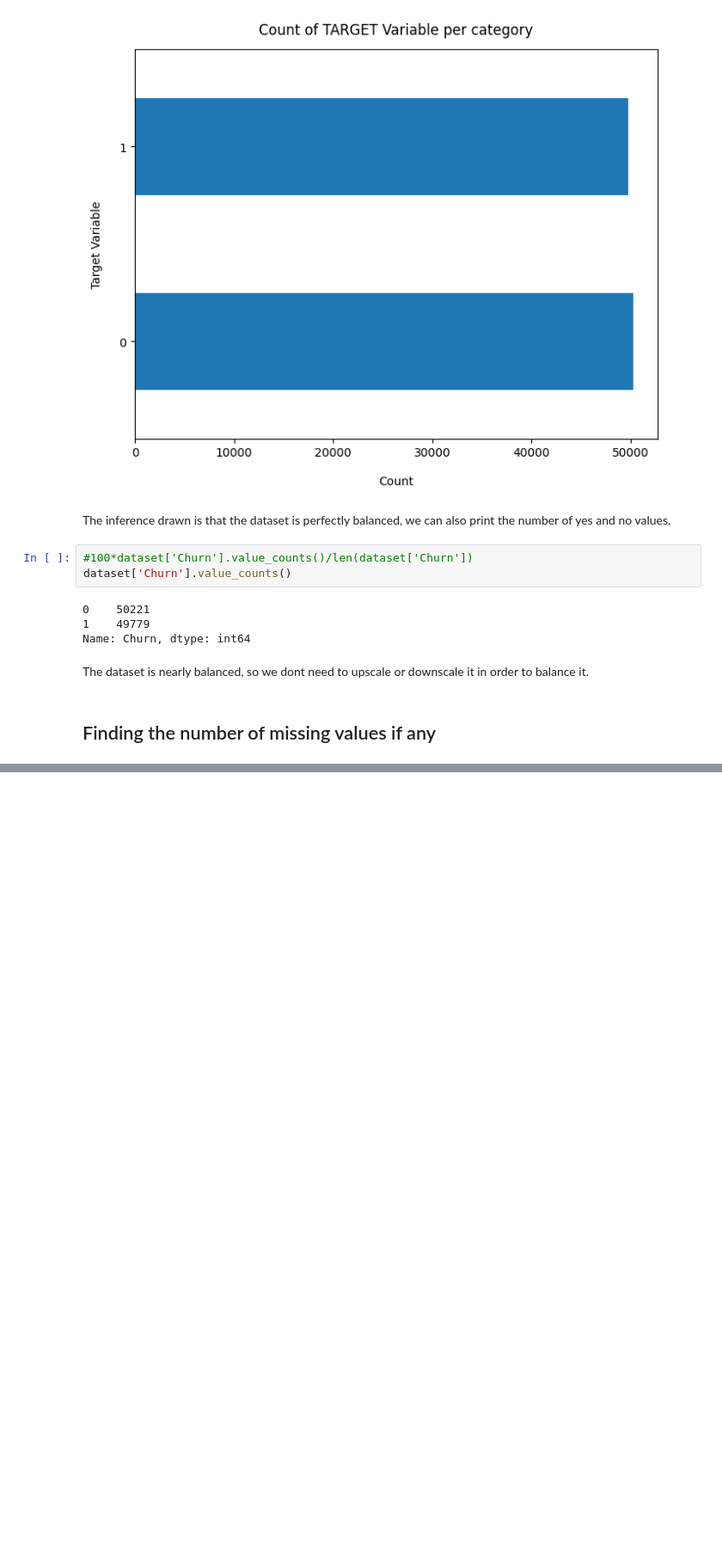
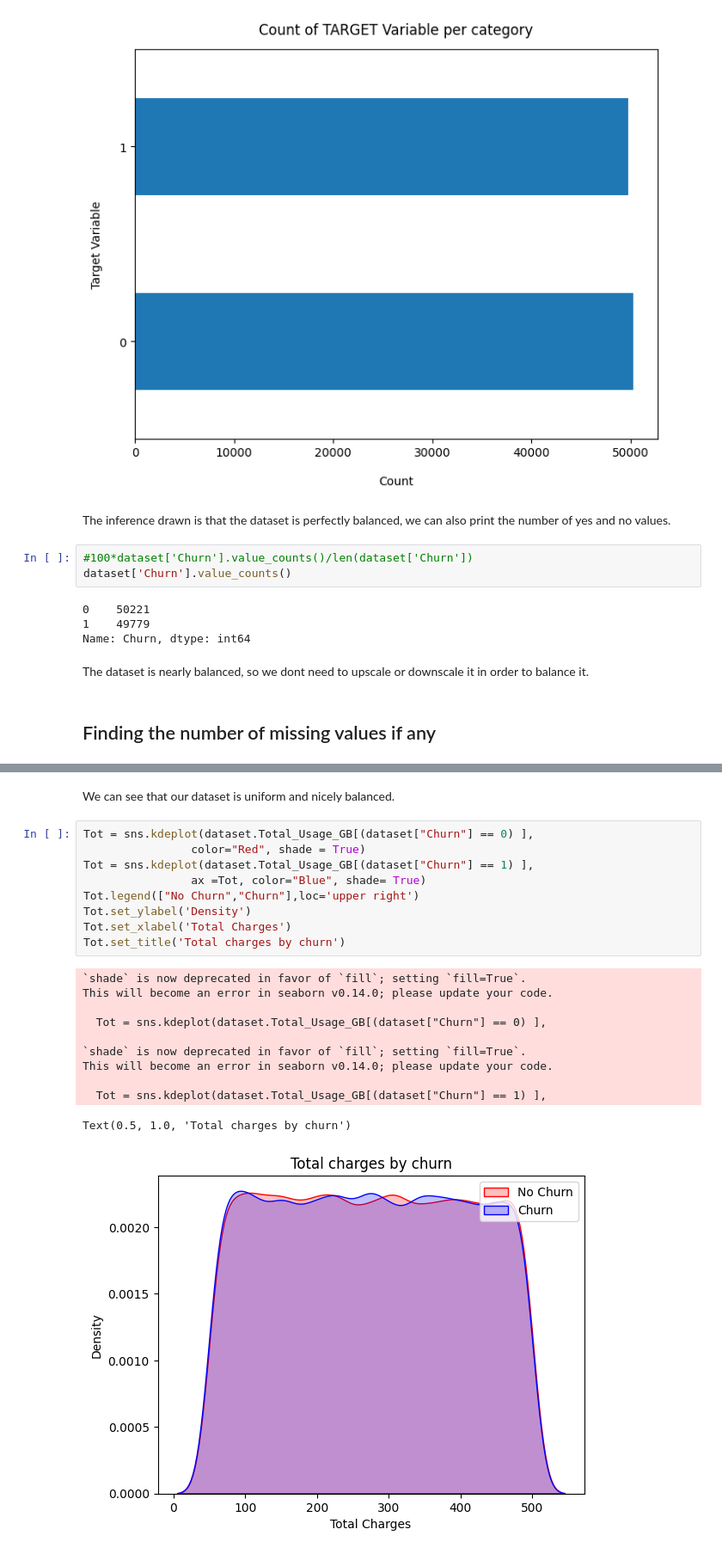
Before and after one commit to GuptaDiva/-Customer-Churn-Prediction, a Jupyter notebook: ChurnDetection.ipynb, the cells around one changed output, grey strips where cells are left out. Shown at 86% size. Drawn from its saved outputs; the diff is of its cells as text; blank space fills up the shorter version.

```diff
--- a/ChurnDetection.ipynb
+++ b/ChurnDetection.ipynb
@@ -96,0 +130,23 @@ plt.show()
+# %% [markdown]
+We can see that our dataset is uniform and nicely balanced.
+# %%
+Tot = sns.kdeplot(dataset.Total_Usage_GB[(dataset["Churn"] == 0) ],
+                color="Red", shade = True)
+Tot = sns.kdeplot(dataset.Total_Usage_GB[(dataset["Churn"] == 1) ],
+                ax =Tot, color="Blue", shade= True)
+Tot.legend(["No Churn","Churn"],loc='upper right')
+Tot.set_ylabel('Density')
+Tot.set_xlabel('Total Charges')
+Tot.set_title('Total charges by churn')
+# %% [output]
+`shade` is now deprecated in favor of `fill`; setting `fill=True`.
+This will become an error in seaborn v0.14.0; please update your code.
+
+  Tot = sns.kdeplot(dataset.Total_Usage_GB[(dataset["Churn"] == 0) ],
+
+`shade` is now deprecated in favor of `fill`; setting `fill=True`.
+This will become an error in seaborn v0.14.0; please update your code.
+
+  Tot = sns.kdeplot(dataset.Total_Usage_GB[(dataset["Churn"] == 1) ],
+Text(0.5, 1.0, 'Total charges by churn')
+[figure, added]
```
Also changed, not shown: parts of 8 cells of this notebook.
